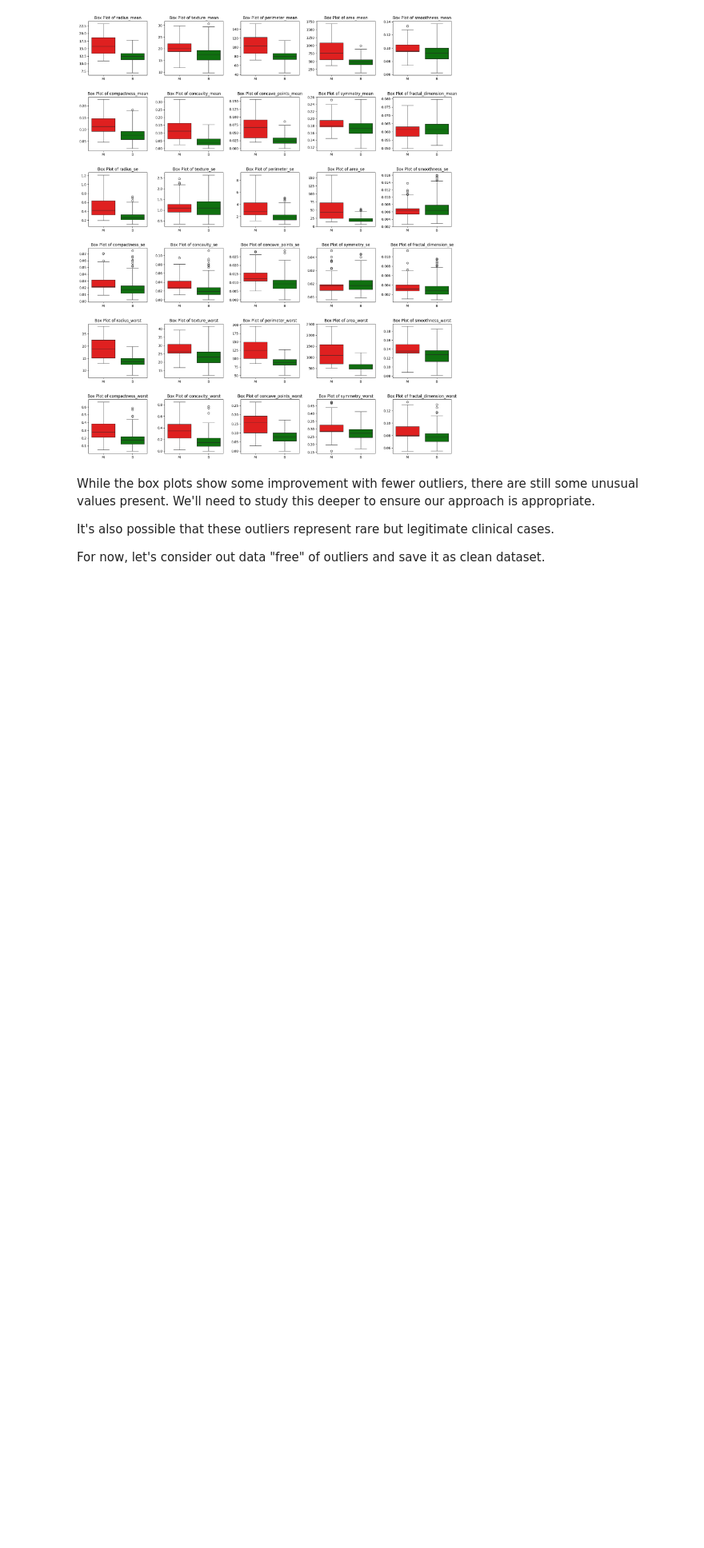
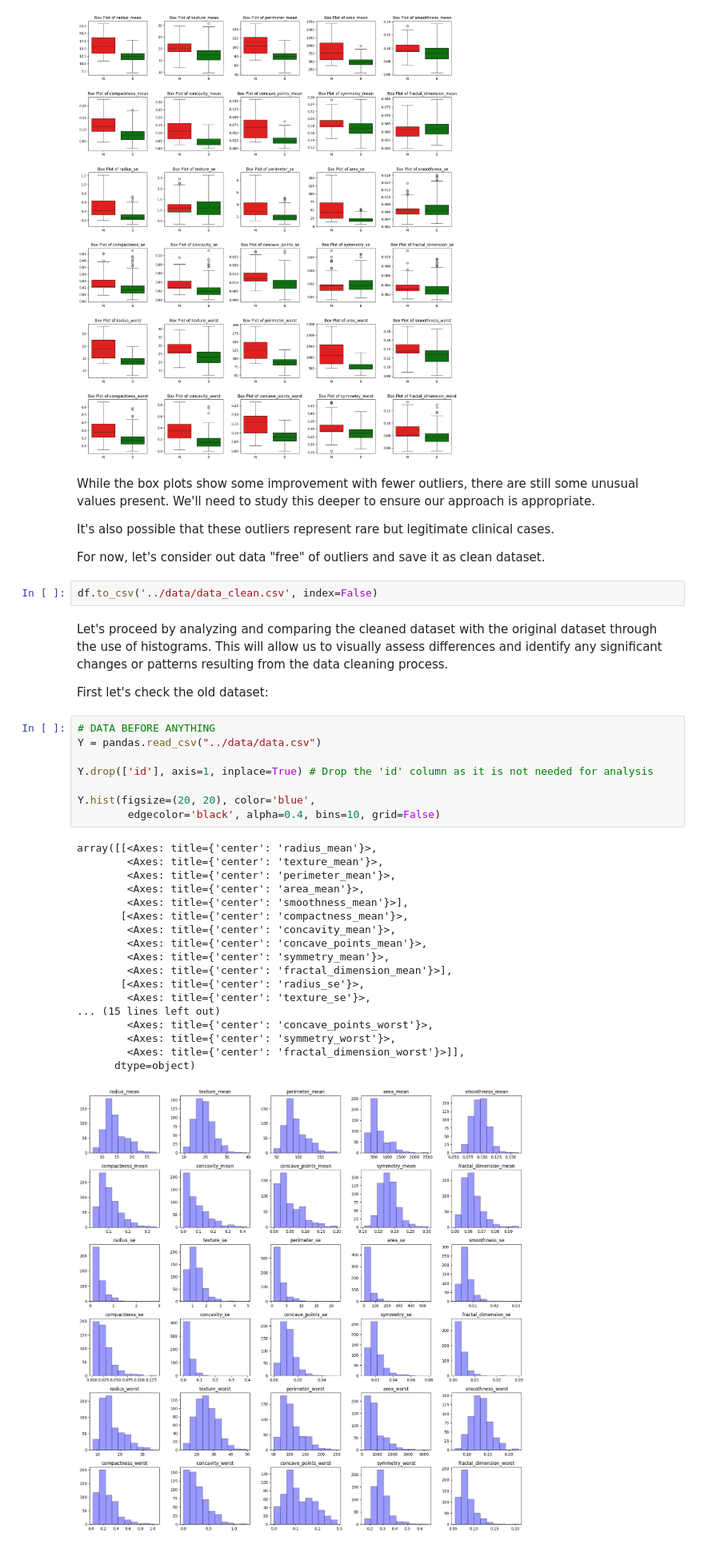
Before and after one commit to franciscaguimaraes/FEUP-IA, a Jupyter notebook: assignment2/src/notebook.ipynb, the cells around one changed output. Shown at 80% size. Cells and saved outputs as stored; diff of their text form; blank space fills up the shorter version.

```diff
--- a/assignment2/src/notebook.ipynb
+++ b/assignment2/src/notebook.ipynb
@@ -478,3 +488,36 @@ While the box plots show some improvement with fewer outliers, there are still s
 It's also possible that these outliers represent rare but legitimate clinical cases.
 
 For now, let's consider out data "free" of outliers and save it as clean dataset.
+# %%
+df.to_csv('../data/data_clean.csv', index=False)
+# %% [markdown]
+Let's proceed by analyzing and comparing the cleaned dataset with the original dataset through the use of histograms. This will allow us to visually assess differences and identify any significant changes or patterns resulting from the data cleaning process.
+
+First let's check the old dataset:
+# %%
+# DATA BEFORE ANYTHING
+Y = pandas.read_csv("../data/data.csv")
+
+Y.drop(['id'], axis=1, inplace=True) # Drop the 'id' column as it is not needed for analysis
+
+Y.hist(figsize=(20, 20), color='blue',
+        edgecolor='black', alpha=0.4, bins=10, grid=False)
+# %% [output]
+array([[<Axes: title={'center': 'radius_mean'}>,
+        <Axes: title={'center': 'texture_mean'}>,
+        <Axes: title={'center': 'perimeter_mean'}>,
+        <Axes: title={'center': 'area_mean'}>,
+        <Axes: title={'center': 'smoothness_mean'}>],
+       [<Axes: title={'center': 'compactness_mean'}>,
+        <Axes: title={'center': 'concavity_mean'}>,
+        <Axes: title={'center': 'concave_points_mean'}>,
+        <Axes: title={'center': 'symmetry_mean'}>,
+        <Axes: title={'center': 'fractal_dimension_mean'}>],
+       [<Axes: title={'center': 'radius_se'}>,
+        <Axes: title={'center': 'texture_se'}>,
+... (15 lines left out)
+        <Axes: title={'center': 'concave_points_worst'}>,
+        <Axes: title={'center': 'symmetry_worst'}>,
+        <Axes: title={'center': 'fractal_dimension_worst'}>]],
+      dtype=object)
+[figure, added]
```
Also changed, not shown: parts of 39 cells of this notebook.
